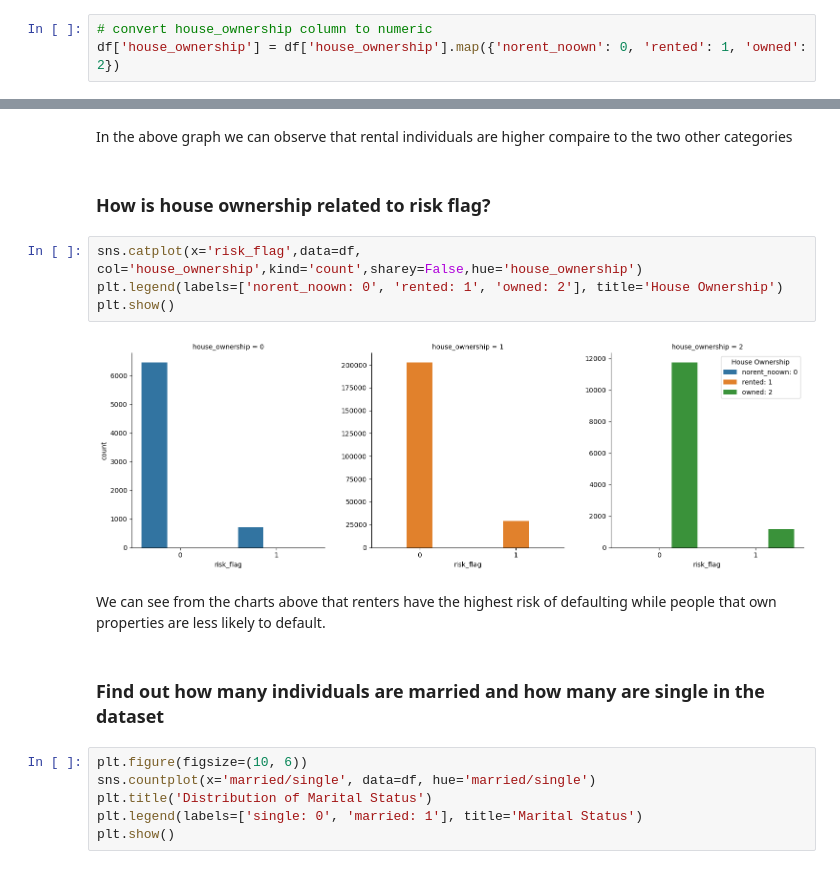
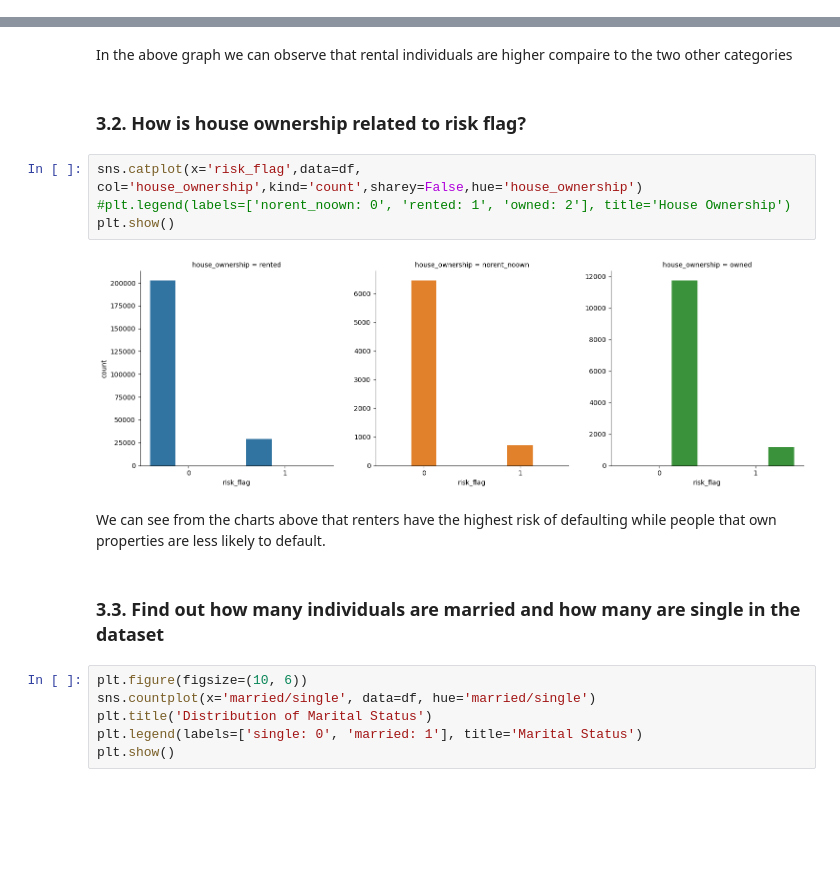
Before and after one commit to DATA-606-2023-FALL-THURSDAY/Loan-prediction-analysis, a Jupyter notebook: src/Capstone Project.ipynb, the cells around one changed output, grey strips where cells are left out. Cells and saved outputs as stored; diff of their text form; blank space fills up the shorter version.

```diff
--- a/src/Capstone Project.ipynb
+++ b/src/Capstone Project.ipynb
@@ -227,6 +227,3 @@ Name: married/single, dtype: int64
 df['house_ownership'].unique()
 # %% [output]
 array(['rented', 'norent_noown', 'owned'], dtype=object)
-# %%
-# convert house_ownership column to numeric
-df['house_ownership'] = df['house_ownership'].map({'norent_noown': 0, 'rented': 1, 'owned': 2})
@@ -341,17 +322,17 @@ plt.show()
 # %% [markdown]
 In the above graph we can observe that rental individuals are higher compaire to the two other categories
 # %% [markdown]
-### How is house ownership related to  risk flag?
+### 3.2. How is house ownership related to  risk flag?
 # %%
 sns.catplot(x='risk_flag',data=df, col='house_ownership',kind='count',sharey=False,hue='house_ownership')
-plt.legend(labels=['norent_noown: 0', 'rented: 1', 'owned: 2'], title='House Ownership')
+#plt.legend(labels=['norent_noown: 0', 'rented: 1', 'owned: 2'], title='House Ownership')
 plt.show()
 # %% [output]
-[figure, old version]
+[figure, new version]
 # %% [markdown]
 We can see from the charts above that renters have the highest risk of defaulting while people that own properties are less likely to default.
 # %% [markdown]
-### Find out how many individuals are married and how many are single in the dataset
+### 3.3. Find out how many individuals are married and how many are single in the dataset
 # %%
 plt.figure(figsize=(10, 6))
 sns.countplot(x='married/single', data=df, hue='married/single')
```
Also changed, not shown: parts of 14 cells of this notebook.
